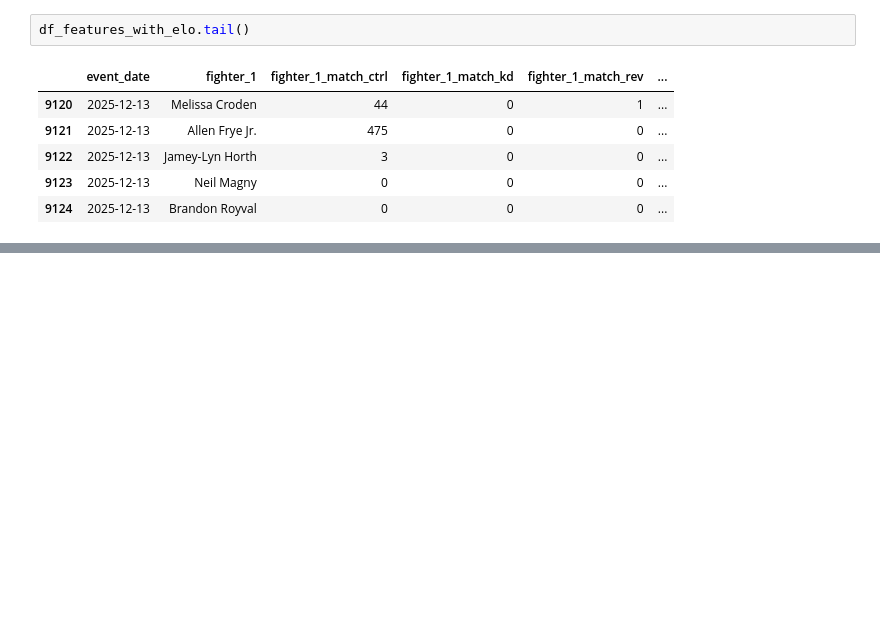
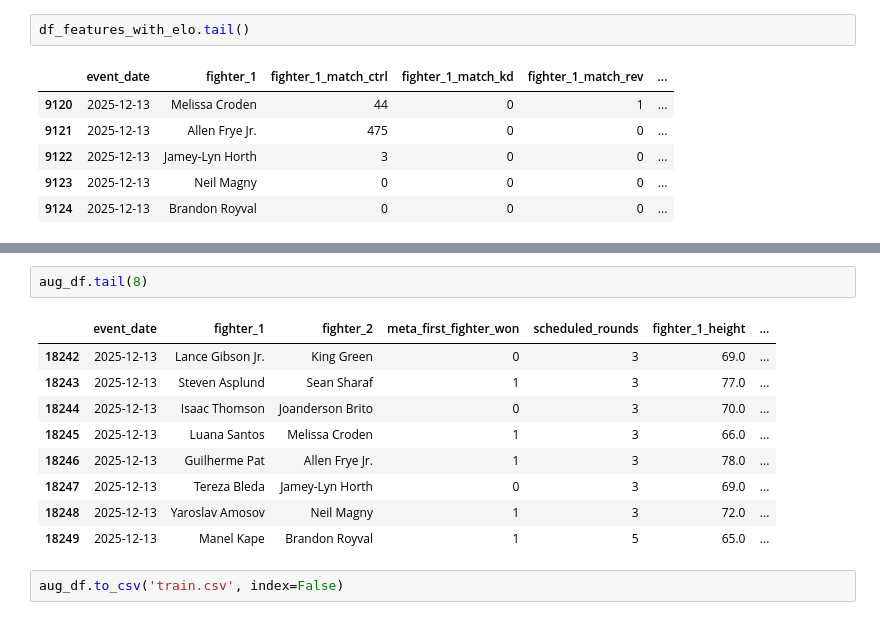
Before and after one commit to ndhaliwal59/ufcPredictor, a Jupyter notebook: ufcPredictorV2/cleanUFC.ipynb, the cells around one changed output, grey strips where cells are left out. Cells and saved outputs as stored; diff of their text form; blank space fills up the shorter version.

Commit message:
v2 train

```diff
--- a/ufcPredictorV2/cleanUFC.ipynb
+++ b/ufcPredictorV2/cleanUFC.ipynb
@@ -657,0 +906,14 @@ df_features_with_elo.tail()
+# %%
+aug_df.tail(8)
+# %% [output]
+|  | event_date | fighter_1 | fighter_2 | meta_first_fighter_won | scheduled_rounds | fighter_1_height | ... |
+| 18242 | 2025-12-13 | Lance Gibson Jr. | King Green | 0 | 3 | 69.0 | ... |
+| 18243 | 2025-12-13 | Steven Asplund | Sean Sharaf | 1 | 3 | 77.0 | ... |
+| 18244 | 2025-12-13 | Isaac Thomson | Joanderson Brito | 0 | 3 | 70.0 | ... |
+| 18245 | 2025-12-13 | Luana Santos | Melissa Croden | 1 | 3 | 66.0 | ... |
+| 18246 | 2025-12-13 | Guilherme Pat | Allen Frye Jr. | 1 | 3 | 78.0 | ... |
+| 18247 | 2025-12-13 | Tereza Bleda | Jamey-Lyn Horth | 0 | 3 | 69.0 | ... |
+| 18248 | 2025-12-13 | Yaroslav Amosov | Neil Magny | 1 | 3 | 72.0 | ... |
+| 18249 | 2025-12-13 | Manel Kape | Brandon Royval | 1 | 5 | 65.0 | ... |
+# %%
+aug_df.to_csv('train.csv', index=False)
```
Also changed, not shown: parts of 6 cells of this notebook, 2 other files.
